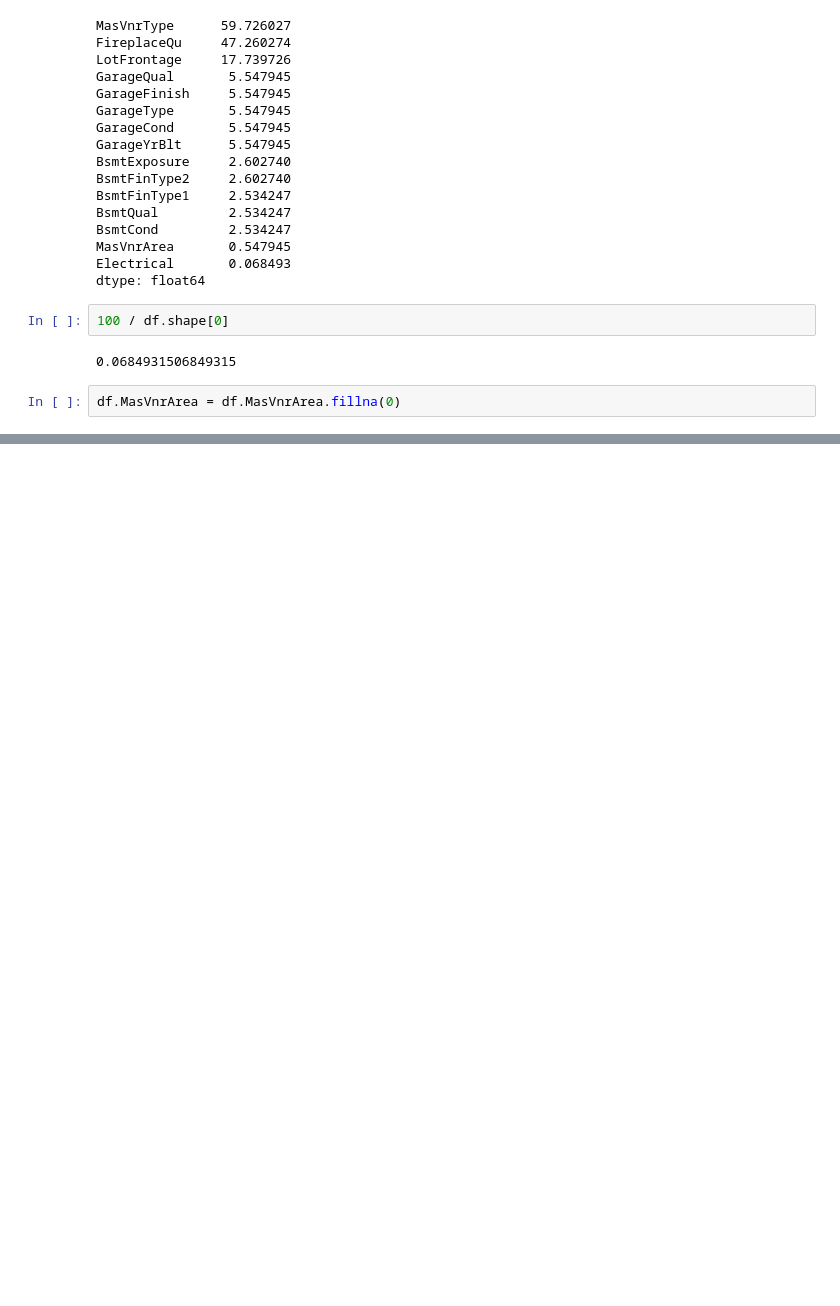
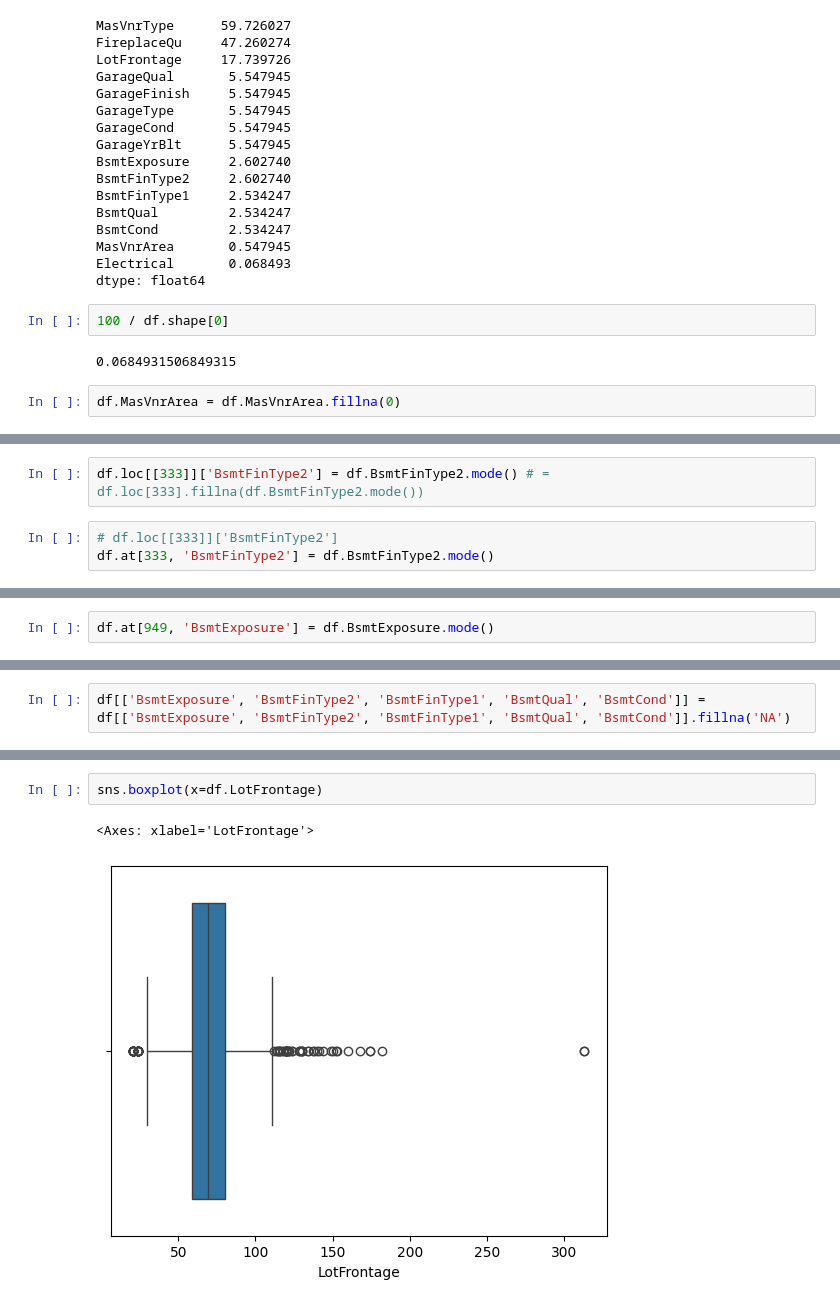
Before and after one commit to Swanger-Iz/ML_projs, a Jupyter notebook: house_prices/house_prices_project.ipynb, the cells around one changed output, grey strips where cells are left out. Cells and saved outputs as stored; diff of their text form; blank space fills up the shorter version.

```diff
--- a/house_prices/house_prices_project.ipynb
+++ b/house_prices/house_prices_project.ipynb
@@ -306,0 +367,5 @@ np.int64(0)
+# %%
+df.loc[[333]]['BsmtFinType2'] = df.BsmtFinType2.mode() # = df.loc[333].fillna(df.BsmtFinType2.mode())
+# %%
+# df.loc[[333]]['BsmtFinType2']
+df.at[333, 'BsmtFinType2'] = df.BsmtFinType2.mode()
@@ -306,0 +407,2 @@ np.int64(0)
+# %%
+df.at[949, 'BsmtExposure'] = df.BsmtExposure.mode()
@@ -306,0 +434,2 @@ np.int64(0)
+# %%
+df[['BsmtExposure', 'BsmtFinType2', 'BsmtFinType1', 'BsmtQual', 'BsmtCond']] = df[['BsmtExposure', 'BsmtFinType2', 'BsmtFinType1', 'BsmtQual', 'BsmtCond']].fillna('NA')
@@ -308,0 +462,5 @@ np.int64(0)
+# %%
+sns.boxplot(x=df.LotFrontage)
+# %% [output]
+<Axes: xlabel='LotFrontage'>
+[figure, added]
```
Also changed, not shown: parts of 88 cells of this notebook.
